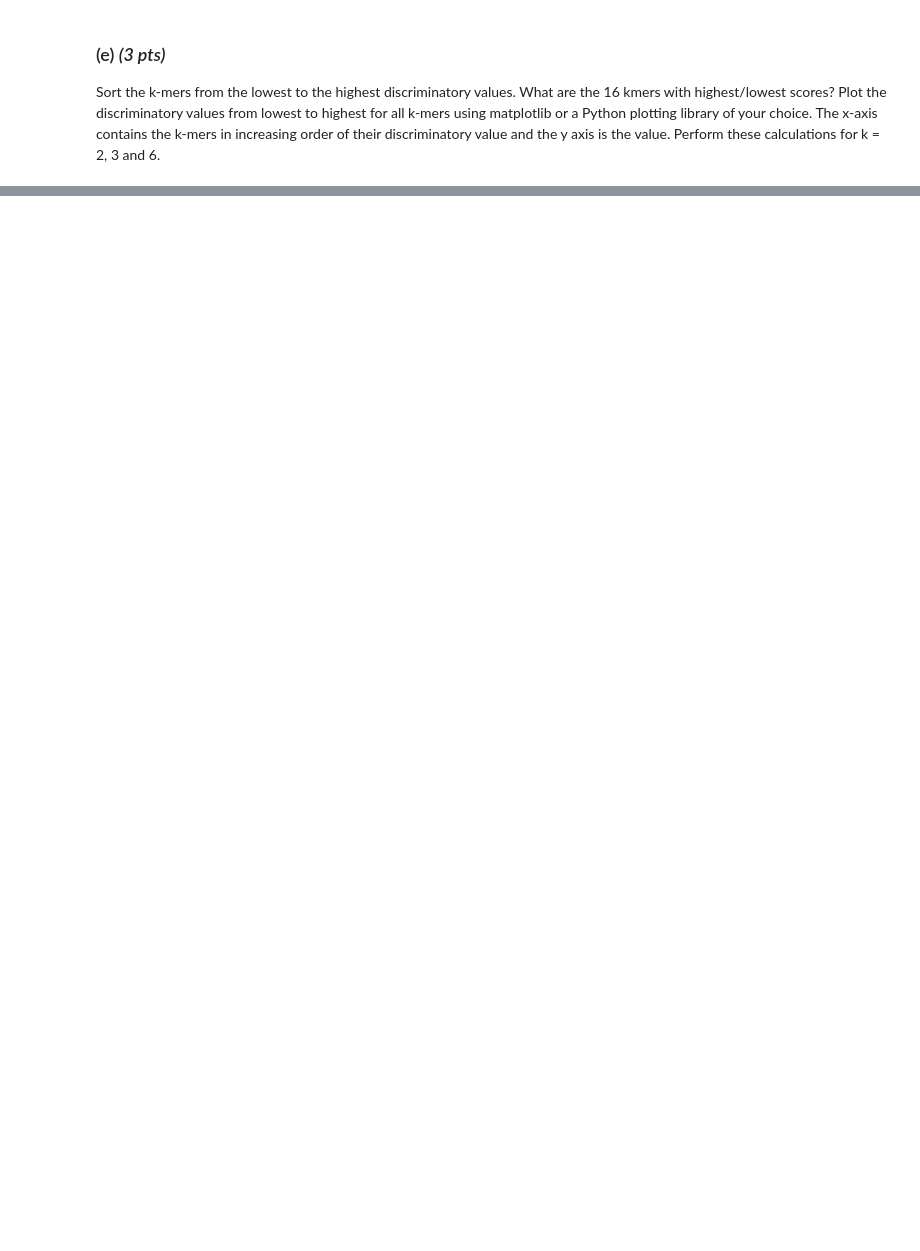
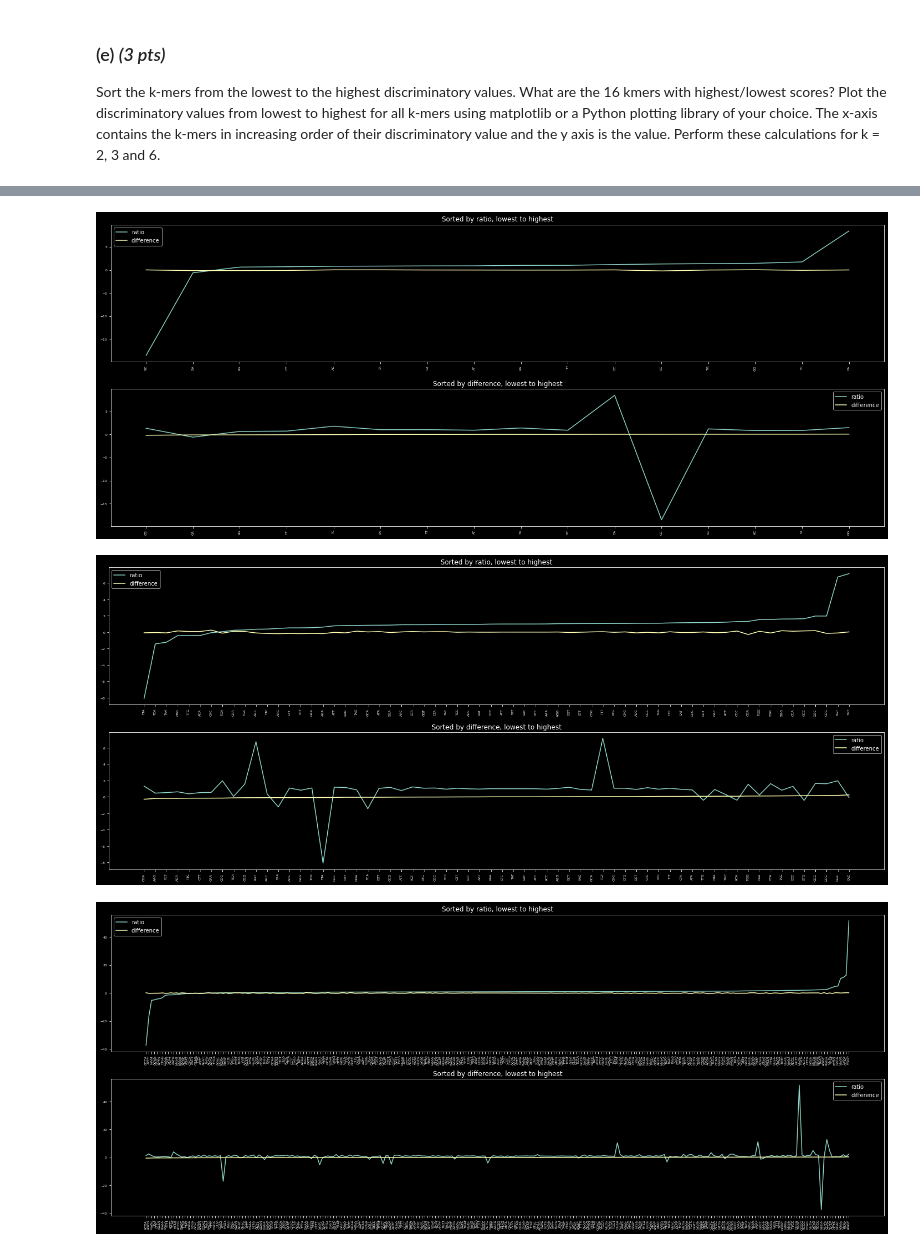
Before and after one commit to saradiazdelser/plab-assigments, a Jupyter notebook: diazdelser-plab-8/diazdelser-plab-8.ipynb, the cells around one changed output, grey strips where cells are left out. Saved outputs shown, nothing was run; the diff lists cells and outputs as text; code cells hidden in the pictures; blank space fills up the shorter version.

```diff
--- a/diazdelser-plab-8/diazdelser-plab-8.ipynb
+++ b/diazdelser-plab-8/diazdelser-plab-8.ipynb
@@ -265,0 +270,9 @@ discriminatory values for each k-mer. Perform these calculations for k = 2, 3 an
+# %%
+def compare_values(dic1:dict,dic2:dict, mode:str) -> dict:
+	"""Compare dictionary values with two different modes"""
+	if mode == 'ratio':
+		return { key : dic1[key]/dic2[key] for key in dic1.keys() }
+	elif mode == 'difference':
+		return { key : dic1[key] - dic2[key] for key in dic1.keys() }
+	else:
+		raise Exception("ValueError")
@@ -265,0 +299,2 @@ discriminatory values for each k-mer. Perform these calculations for k = 2, 3 an
+# %%
+results_df = discriminate(sensitive_file, insensitive_file, pFlag=True)
@@ -270,3 +319,6 @@ the 16 kmers with highest/lowest scores? Plot the discriminatory values from low
 highest for all k-mers using matplotlib or a Python plotting library of your choice. The
 x-axis contains the k-mers in increasing order of their discriminatory value and the y
 axis is the value. Perform these calculations for k = 2, 3 and 6.
+# %%
+for df in results_df:
+	print(df.T.sort_values(by='ratio',ascending=False)[:16].to_string(),"\n")
@@ -272,0 +343,26 @@ axis is the value. Perform these calculations for k = 2, 3 and 6.
+# %%
+import matplotlib.pyplot as plt
+
+def display(results_df):
+	for df in results_df:
+		fig, axes = plt.subplots(nrows=2, ncols=1)
+
+		# Plot
+		df1 = df.T.sort_values(by='ratio',ascending=True)
+		ax1 = df1.plot(title='Sorted by ratio, lowest to highest', ax=axes[0],rot=90, fontsize=6, figsize=(25,10))
+		# Show xtick labels
+		ax1.set_xticks(range(len(df1.index)))
+		ax1.set_xticklabels(df1.index)
+
+		# Plot
+		df2 = df.T.sort_values(by='difference',ascending=True)
+		ax2 = df2.plot(title='Sorted by difference, lowest to highest',ax=axes[1],rot=90, fontsize=6,figsize=(25,10))
+		# Show xtick labels
+		ax2.set_xticks(range(len(df2.index)))
+		ax2.set_xticklabels(df2.index)
+
+	return plt
+# %%
+# Display results
+display(results_df)
+# %% [output]
@@ -273,3 +370,6 @@ axis is the value. Perform these calculations for k = 2, 3 and 6.
+[figure, added]
+[figure, added]
+[figure, added]
 # %% [markdown]
 ### (Optional) _(4 pts)_ Building machine learning models
 K-mer frequencies can be used as (simple) features for training machine learning models to
```
Also changed, not shown: parts of 24 cells of this notebook.
